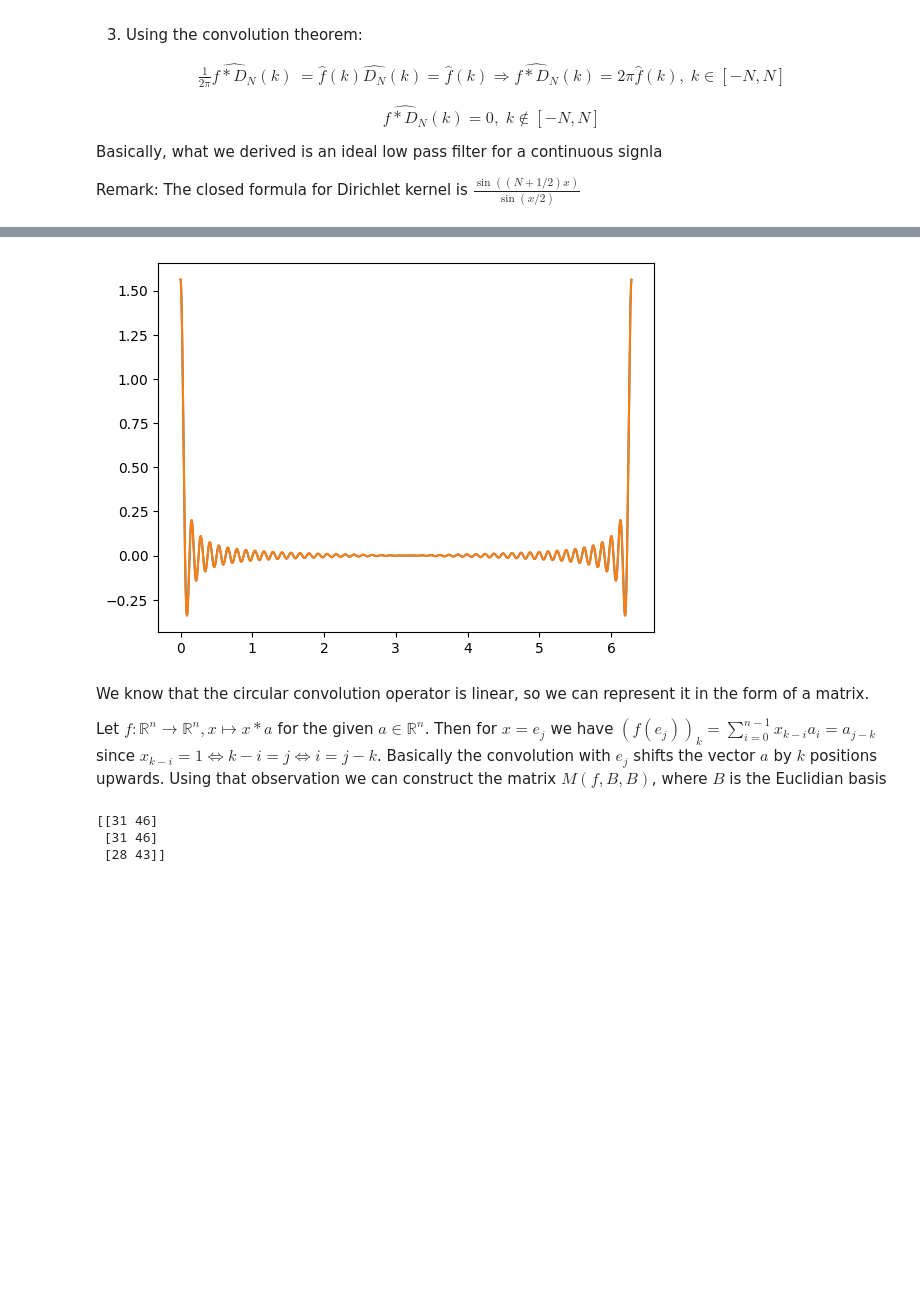
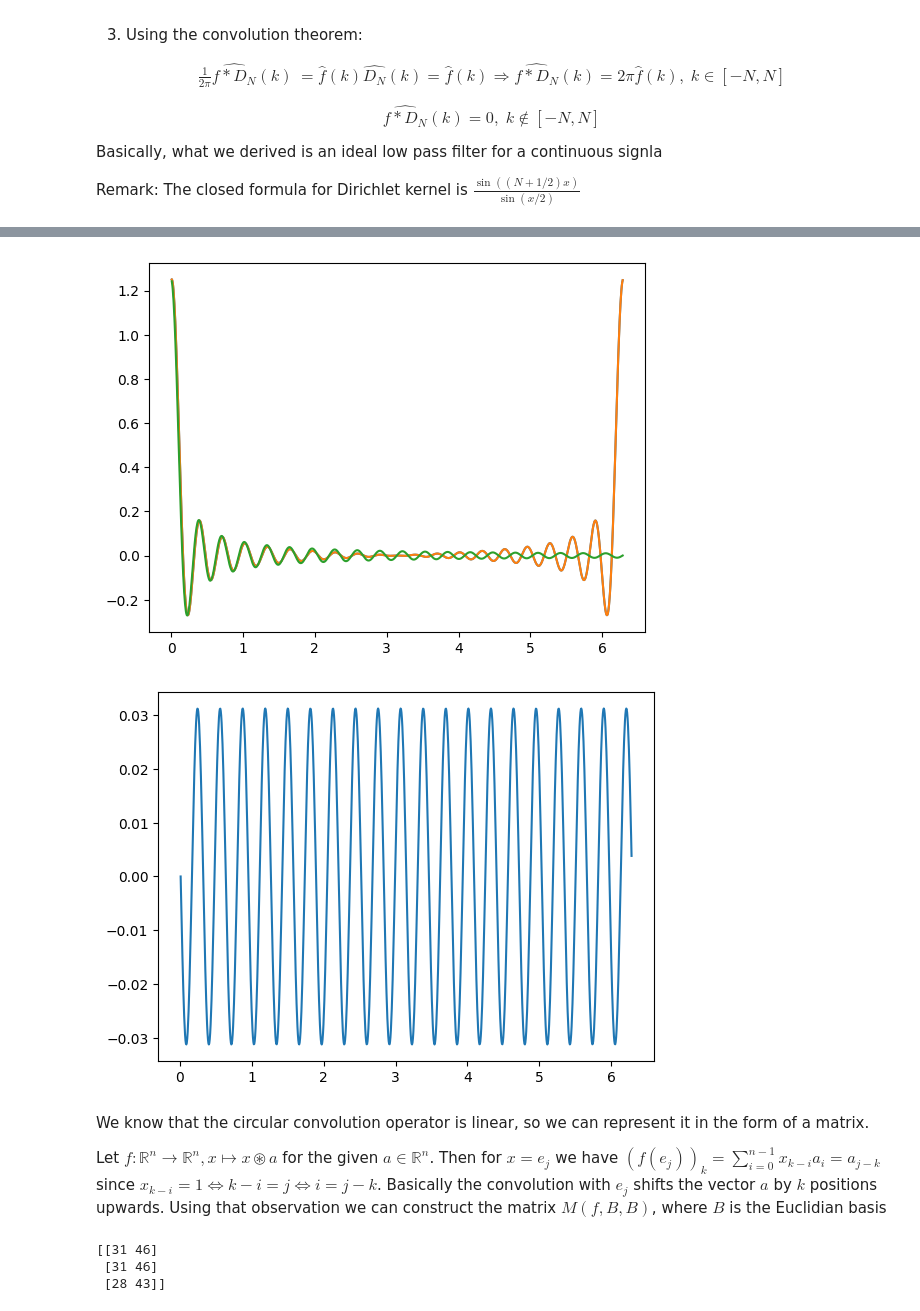
Before and after one commit to geekrope/dft, a Jupyter notebook: dft.ipynb, the cells around one changed output, grey strips where cells are left out. Cells and saved outputs as stored; diff of their text form; code cells hidden in the pictures; blank space fills up the shorter version.

```diff
--- a/dft.ipynb
+++ b/dft.ipynb
@@ -491,33 +556,38 @@ Using a discrete analog to the [convolution theorem](#conv-theorem)
 # %%
 def lpf_ir(n, k):
   omega = np.exp(2j * np.pi / n)
   j = np.arange(0, n)
 
   ir = 1/np.sqrt(n)*(omega**(-j*k) - omega**(j*k))/(1 - omega**j)
   ir[0] = 2*k/np.sqrt(n)
 
   return ir
 
-n = 2**12
-k = 50
+n = 2**10
+k = 20
 
-x = np.linspace(0, 2*np.pi, n)
+x = np.linspace(0.01, 2*np.pi, n)
 z = np.ones(n)
 
 z[k:-k] = 0
 
 f = fft(z, mode='inverse')
 f_anal = lpf_ir(n, k)
+sinc = 1/np.sqrt(n) * (2 * np.sin(k * x) / x)
 
-plt.plot(x, f)
-plt.plot(x, f_anal)
+plt.plot(x, f.real)
+plt.plot(x, f_anal.real)
+plt.plot(x, sinc)
 plt.show()
+plt.plot(x, f_anal.imag)
+plt.show()
 # %% [output]
-[figure, old version]
+[figure, new version]
+[figure, added]
 # %% [markdown]
 We know that the circular convolution operator is linear, so we can represent it in the form of a matrix.
 
-Let $f: \mathbb{R}^n \to \mathbb{R}^n, x\mapsto x * a$ for the given $a\in \mathbb{R}^n$. Then for $x = e_j$ we have ${(f(e_j))}_k = \sum_{i=0}^{n-1}x_{k-i} a_{i} = a_{j-k}$ since $x_{k-i} = 1 \Leftrightarrow k-i=j \Leftrightarrow i = j-k$. Basically the convolution with $e_j$ shifts the vector $a$ by $k$ positions upwards. Using that observation we can construct the matrix $M(f, B, B)$, where $B$ is the Euclidian basis
+Let $f: \mathbb{R}^n \to \mathbb{R}^n, x\mapsto x \circledast a$ for the given $a\in \mathbb{R}^n$. Then for $x = e_j$ we have ${(f(e_j))}_k = \sum_{i=0}^{n-1}x_{k-i} a_{i} = a_{j-k}$ since $x_{k-i} = 1 \Leftrightarrow k-i=j \Leftrightarrow i = j-k$. Basically the convolution with $e_j$ shifts the vector $a$ by $k$ positions upwards. Using that observation we can construct the matrix $M(f, B, B)$, where $B$ is the Euclidian basis
 # %%
 def convolve(x, a):
   n = len(a)
```
Also changed, not shown: parts of 6 cells of this notebook.
